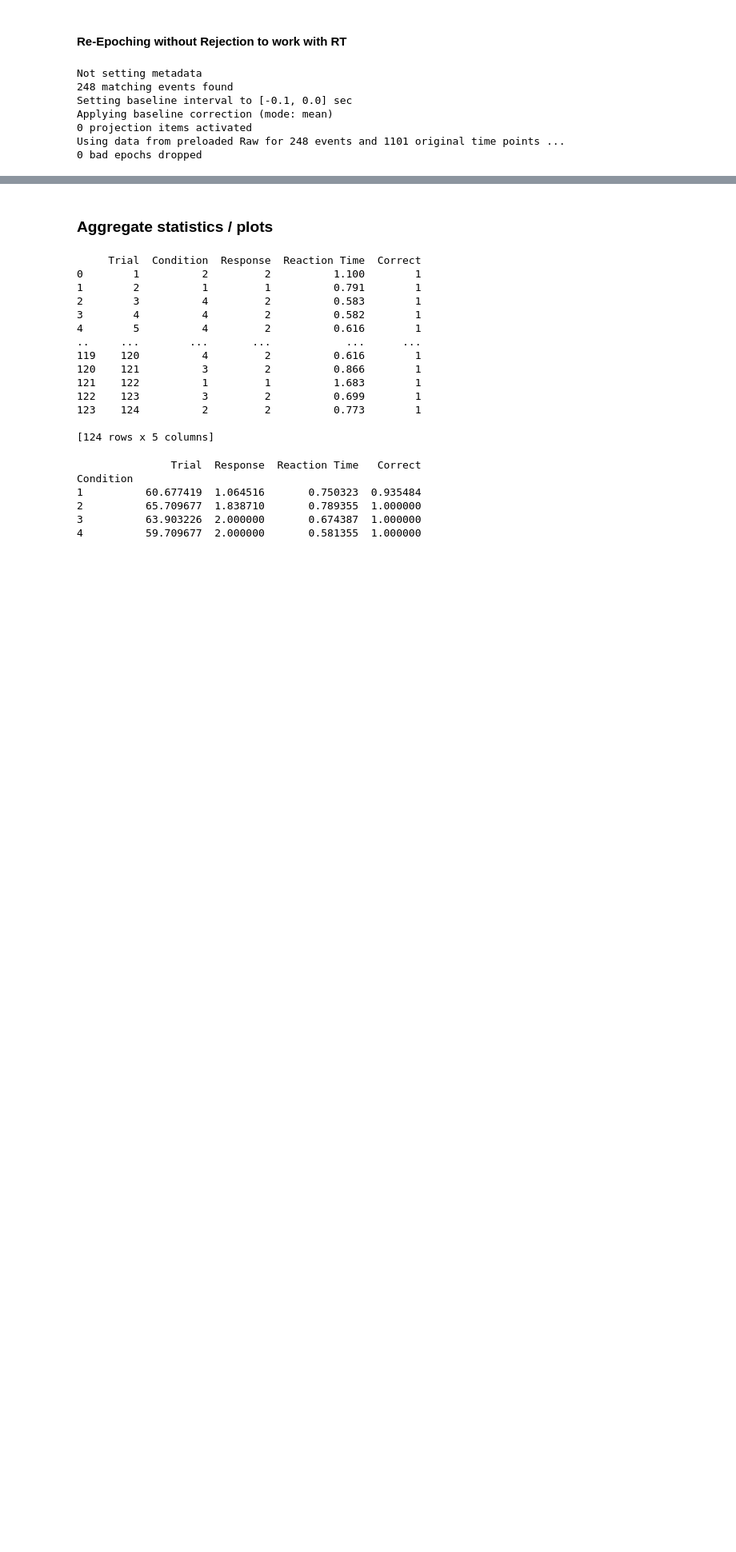
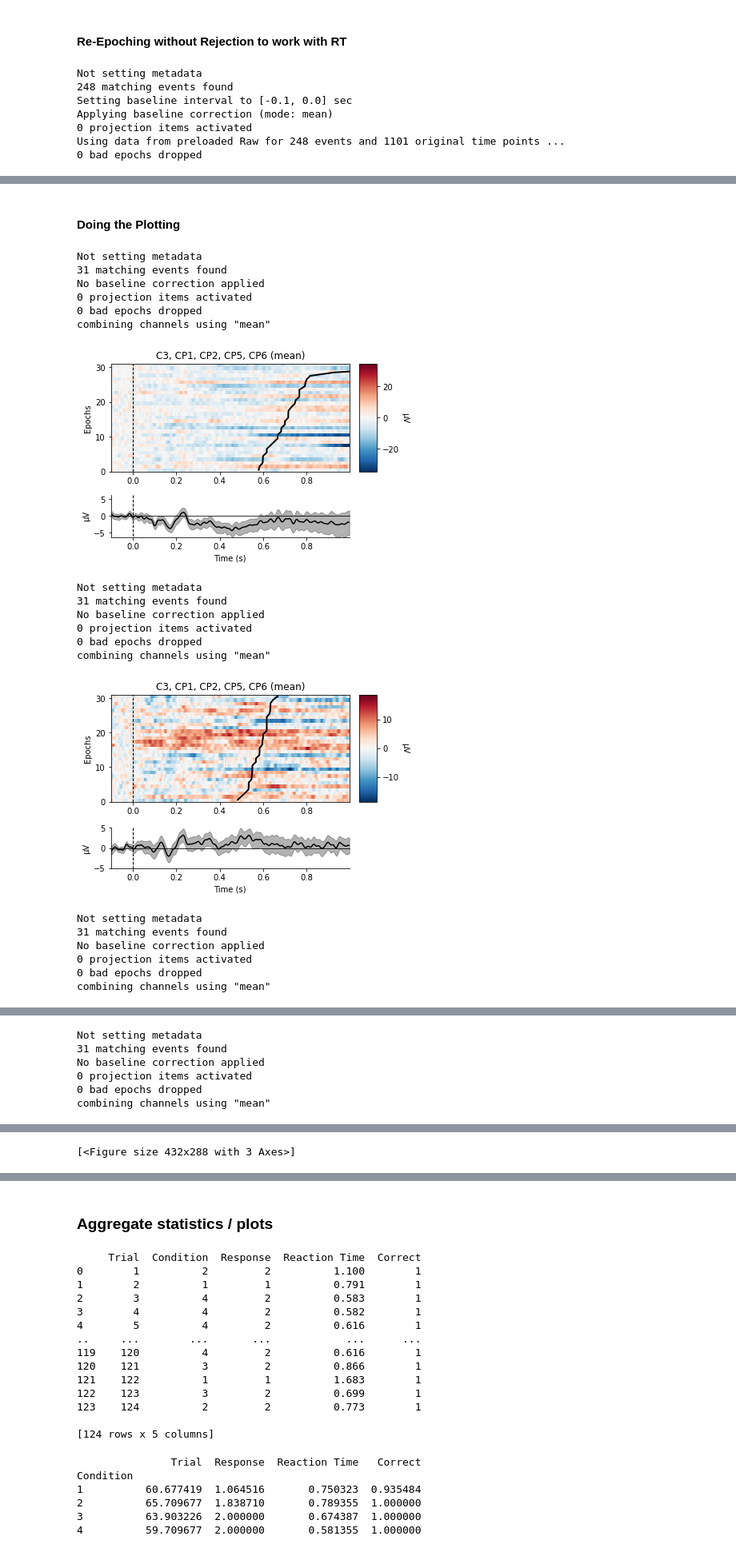
Before and after one commit to MinaAlmasi/neuro_exam, a Jupyter notebook: EEG_OWN_PREPROCESSING.ipynb, the cells around one changed output, grey strips where cells are left out. Shown at 80% size. Saved outputs shown, nothing was run; the diff lists cells and outputs as text; code cells hidden in the pictures; blank space fills up the shorter version.

Commit message:
RT plots fixed. Better electrode selection.

```diff
--- a/EEG_OWN_PREPROCESSING.ipynb
+++ b/EEG_OWN_PREPROCESSING.ipynb
@@ -482,11 +483,24 @@ foreign_epochs_unreject = epochs_unreject["Word/Foreign"]
 cs_epochs_unreject = epochs_unreject["Word/CenterShuffled"]
 fs_epochs_unreject = epochs_unreject["Word/FullyShuffled"]
 
-real_epochs_unreject.plot_image(picks="Oz", overlay_times = [data["Reaction Time"].values[i] for i in range(len(data["Reaction Time"])) if data["Condition"].values[i] == 1],
-                           order = [i for i in range(0,31)])
-foreign_epochs_unreject.plot_image(picks="Oz", overlay_times = [data["Reaction Time"].values[i] for i in range(len(data["Reaction Time"])) if data["Condition"].values[i] == 2],
-                           order = [i for i in range(0,31)])
-cs_epochs_unreject.plot_image(picks="Oz", overlay_times = [data["Reaction Time"].values[i] for i in range(len(data["Reaction Time"])) if data["Condition"].values[i] == 3],
-                           order = [i for i in range(0,31)])
-fs_epochs_unreject.plot_image(picks="Oz", overlay_times = [data["Reaction Time"].values[i] for i in range(len(data["Reaction Time"])) if data["Condition"].values[i] == 4],
-                           order = [i for i in range(0,31)])
+def overlay_times(Condition):
+    return [data["Reaction Time"].values[i] for i in range(len(data["Reaction Time"])) if data["Condition"].values[i] == Condition]
+
+def order(Condition):
+    overlay = overlay_times(Condition)
+    overlay_index = [i for i in range(len(overlay))]
+    overlay_zipped = list(zip(overlay, overlay_index))
+    overlay_zipped.sort()
+    overlay_unzipped = list(zip(*overlay_zipped))
+    overlay_index_sorted = overlay_unzipped[1]
+    return overlay_index_sorted
+
+overlay_real = overlay_times(1)
+overlay_cs = overlay_times(2)
+overlay_fs = overlay_times(3)
+overlay_foreign = overlay_times(4)
+
+order_real = order(1)
+order_cs = order(2)
+order_fs = order(3)
+order_foreign = order(4)
@@ -518,0 +507,29 @@ No baseline correction applied
+# %% [markdown]
+#### Doing the Plotting
+# %%
+# plotting the C-channels
+real_epochs_unreject.plot_image(picks=['C3', 'CP1', 'CP2', 'CP5', 'CP6'], overlay_times = overlay_real, order = order_real, combine = 'mean')
+foreign_epochs_unreject.plot_image(picks=['C3', 'CP1', 'CP2', 'CP5', 'CP6'], overlay_times = overlay_foreign, order = order_foreign, combine = 'mean')
+cs_epochs_unreject.plot_image(picks=['C3', 'CP1', 'CP2', 'CP5', 'CP6'], overlay_times = overlay_cs, order = order_cs, combine = 'mean')
+fs_epochs_unreject.plot_image(picks=['C3', 'CP1', 'CP2', 'CP5', 'CP6'], overlay_times = overlay_fs, order = order_fs, combine = 'mean')
+# %% [output]
+Not setting metadata
+31 matching events found
+No baseline correction applied
+0 projection items activated
+0 bad epochs dropped
+combining channels using "mean"
+[figure, added]
+Not setting metadata
+31 matching events found
+No baseline correction applied
+0 projection items activated
+0 bad epochs dropped
+combining channels using "mean"
+[figure, added]
+Not setting metadata
+31 matching events found
+No baseline correction applied
+0 projection items activated
+0 bad epochs dropped
+combining channels using "mean"
@@ -518,0 +537,6 @@ No baseline correction applied
+Not setting metadata
+31 matching events found
+No baseline correction applied
+0 projection items activated
+0 bad epochs dropped
+combining channels using "mean"
@@ -518,0 +544 @@ No baseline correction applied
+[<Figure size 432x288 with 3 Axes>]
```
Also changed, not shown: parts of 9 cells of this notebook, 1 other file.
